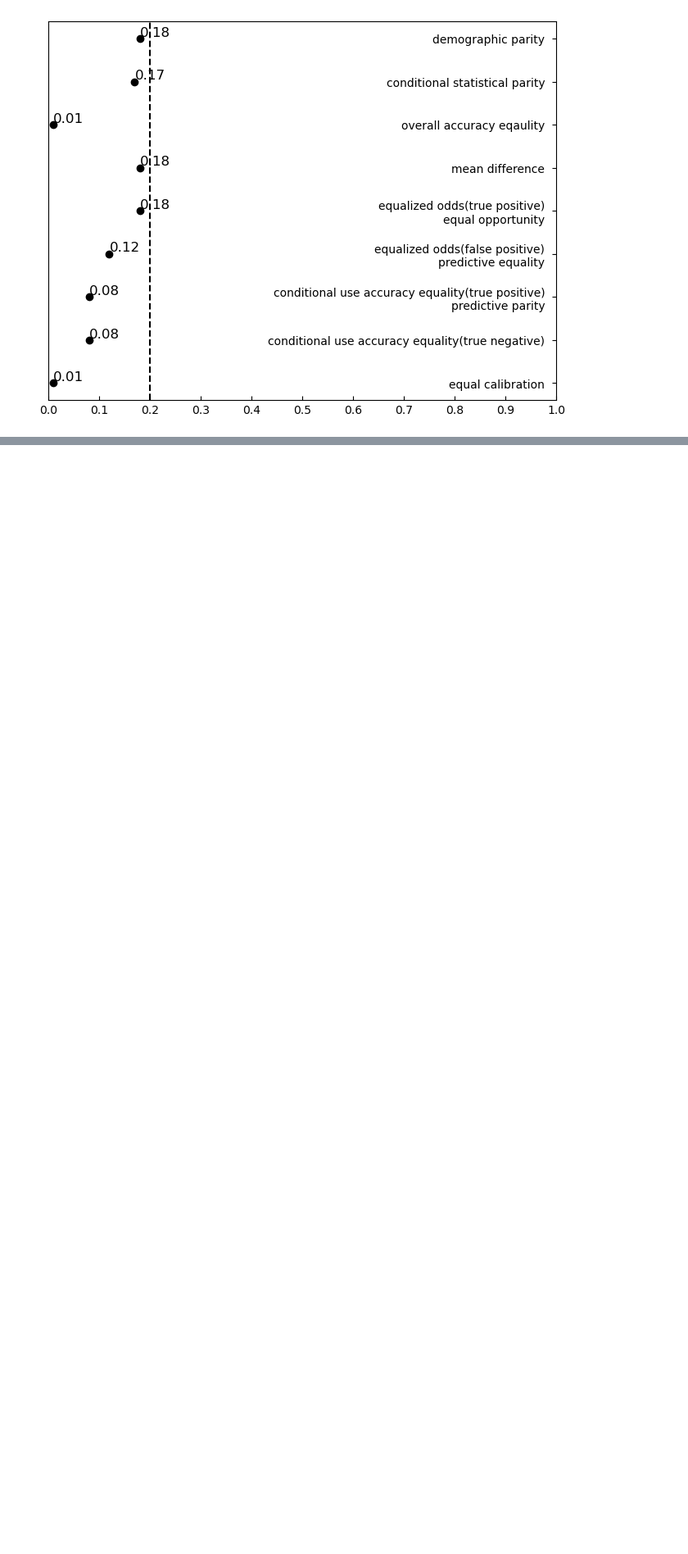
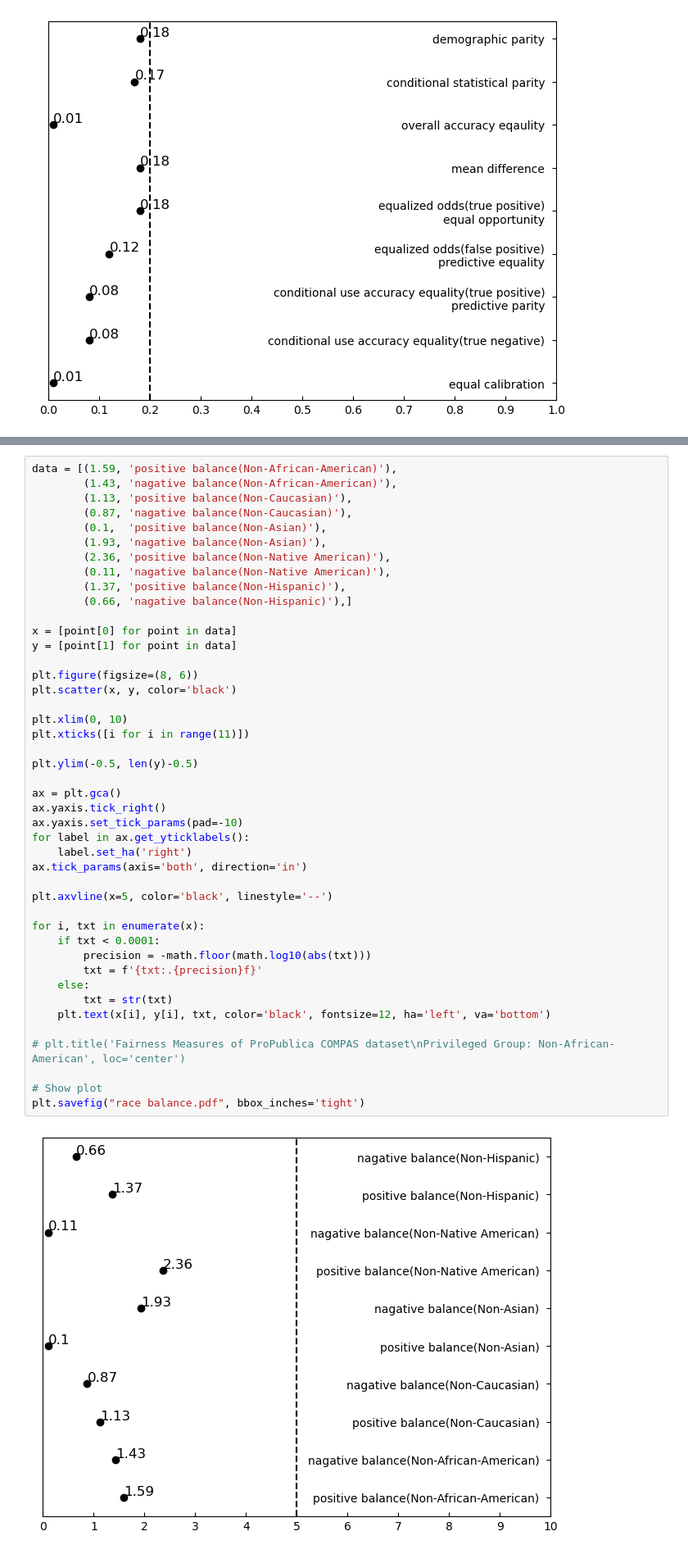
Before and after one commit to RexYuan/Shu, a Jupyter notebook: paper/images/plot.ipynb, the cells around one changed output, grey strips where cells are left out. Shown at 82% size. Cells and saved outputs as stored; diff of their text form; blank space fills up the shorter version.

Commit message:
Added balance plot

```diff
--- a/paper/images/plot.ipynb
+++ b/paper/images/plot.ipynb
@@ -222,2 +222,48 @@ plt.savefig("Non-Native-American.pdf", bbox_inches='tight')
 # %% [output]
 [figure]
+# %%
+data = [(1.59, 'positive balance(Non-African-American)'),
+        (1.43, 'nagative balance(Non-African-American)'),
+        (1.13, 'positive balance(Non-Caucasian)'),
+        (0.87, 'nagative balance(Non-Caucasian)'),
+        (0.1,  'positive balance(Non-Asian)'),
+        (1.93, 'nagative balance(Non-Asian)'),
+        (2.36, 'positive balance(Non-Native American)'),
+        (0.11, 'nagative balance(Non-Native American)'),
+        (1.37, 'positive balance(Non-Hispanic)'),
+        (0.66, 'nagative balance(Non-Hispanic)'),]
+
+x = [point[0] for point in data]
+y = [point[1] for point in data]
+
+plt.figure(figsize=(8, 6))
+plt.scatter(x, y, color='black')
+
+plt.xlim(0, 10)
+plt.xticks([i for i in range(11)])
+
+plt.ylim(-0.5, len(y)-0.5)
+
+ax = plt.gca()
+ax.yaxis.tick_right()
+ax.yaxis.set_tick_params(pad=-10)
+for label in ax.get_yticklabels():
+    label.set_ha('right')
+ax.tick_params(axis='both', direction='in')
+
+plt.axvline(x=5, color='black', linestyle='--')
+
+for i, txt in enumerate(x):
+    if txt < 0.0001:
+        precision = -math.floor(math.log10(abs(txt)))
+        txt = f'{txt:.{precision}f}'
+    else:
+        txt = str(txt)
+    plt.text(x[i], y[i], txt, color='black', fontsize=12, ha='left', va='bottom')
+
+# plt.title('Fairness Measures of ProPublica COMPAS dataset\nPrivileged Group: Non-African-American', loc='center')
+
+# Show plot
+plt.savefig("race balance.pdf", bbox_inches='tight')
+# %% [output]
+[figure, added]
```
Also changed, not shown: parts of 1 cell of this notebook, 9 other files.
